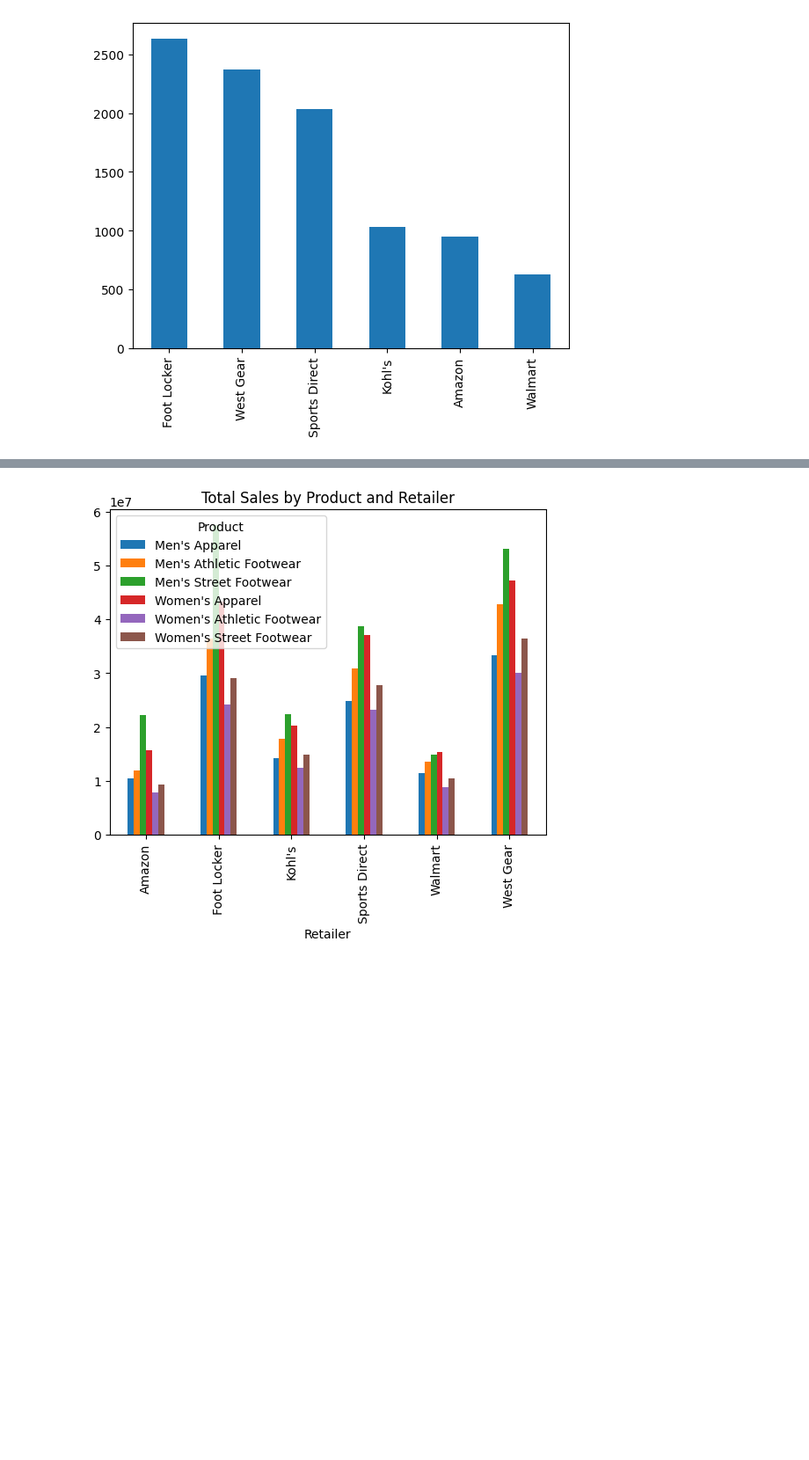
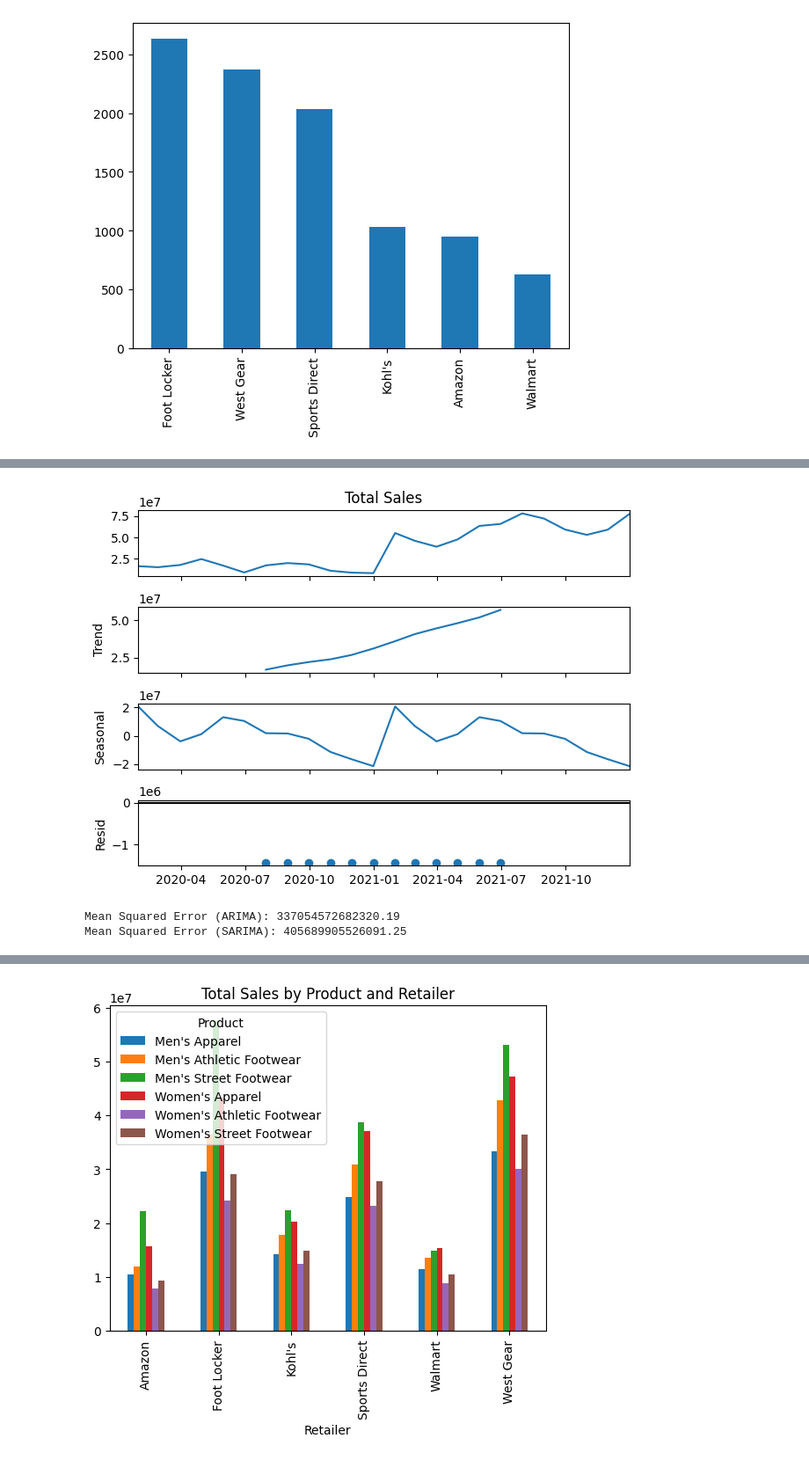
Before and after one commit to gitmamtahub/Adidas-Sales, a Jupyter notebook: Adidas_Sales.ipynb, the cells around one changed output, grey strips where cells are left out. Shown at 88% size. Saved outputs shown, nothing was run; the diff lists cells and outputs as text; code cells hidden in the pictures; blank space fills up the shorter version.

```diff
--- a/Adidas_Sales.ipynb
+++ b/Adidas_Sales.ipynb
@@ -405,0 +682,34 @@ fig.show()
+# %%
+# Seasonal decomposition using additive model
+result = seasonal_decompose(ts_sales['Total Sales'], model='additive', period=12)
+result.plot()
+plt.show()
+# %% [output]
+[figure, added]
+# %%
+# ARIMA Model
+# Choose ARIMA order (p, d, q)
+p, d, q = 1, 1, 1
+arima_model = ARIMA(ts_sales['Total Sales'], order=(p, d, q))
+arima_result = arima_model.fit()
+
+# SARIMA Model
+# Choose SARIMA order (p, d, q, s)
+p, d, q, s = 1, 1, 1, 12
+sarima_model = SARIMAX(ts_sales['Total Sales'], order=(p, d, q), seasonal_order=(1, 1, 1, s))
+sarima_result = sarima_model.fit()
+
+# Forecast using ARIMA and SARIMA models
+arima_forecast = arima_result.get_forecast(steps=12)
+sarima_forecast = sarima_result.get_forecast(steps=12)
+
+# Evaluate the models using Mean Squared Error (MSE)
+actual_values = ts_sales['Total Sales'].tail(12)
+arima_mse = mean_squared_error(actual_values, arima_forecast.predicted_mean)
+sarima_mse = mean_squared_error(actual_values, sarima_forecast.predicted_mean)
+
+print(f'Mean Squared Error (ARIMA): {arima_mse:.2f}')
+print(f'Mean Squared Error (SARIMA): {sarima_mse:.2f}')
+# %% [output]
+Mean Squared Error (ARIMA): 337054572682320.19
+Mean Squared Error (SARIMA): 405689905526091.25
```
Also changed, not shown: parts of 56 cells of this notebook.
